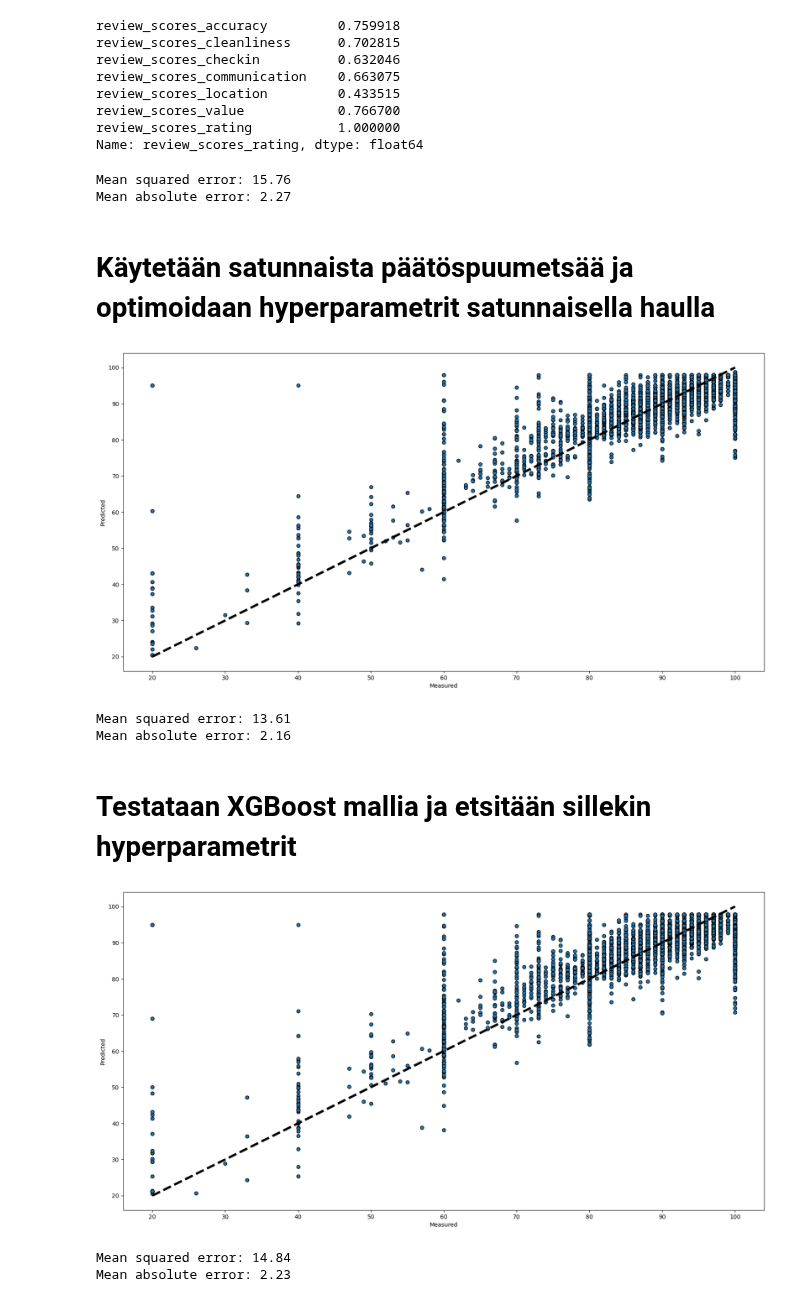
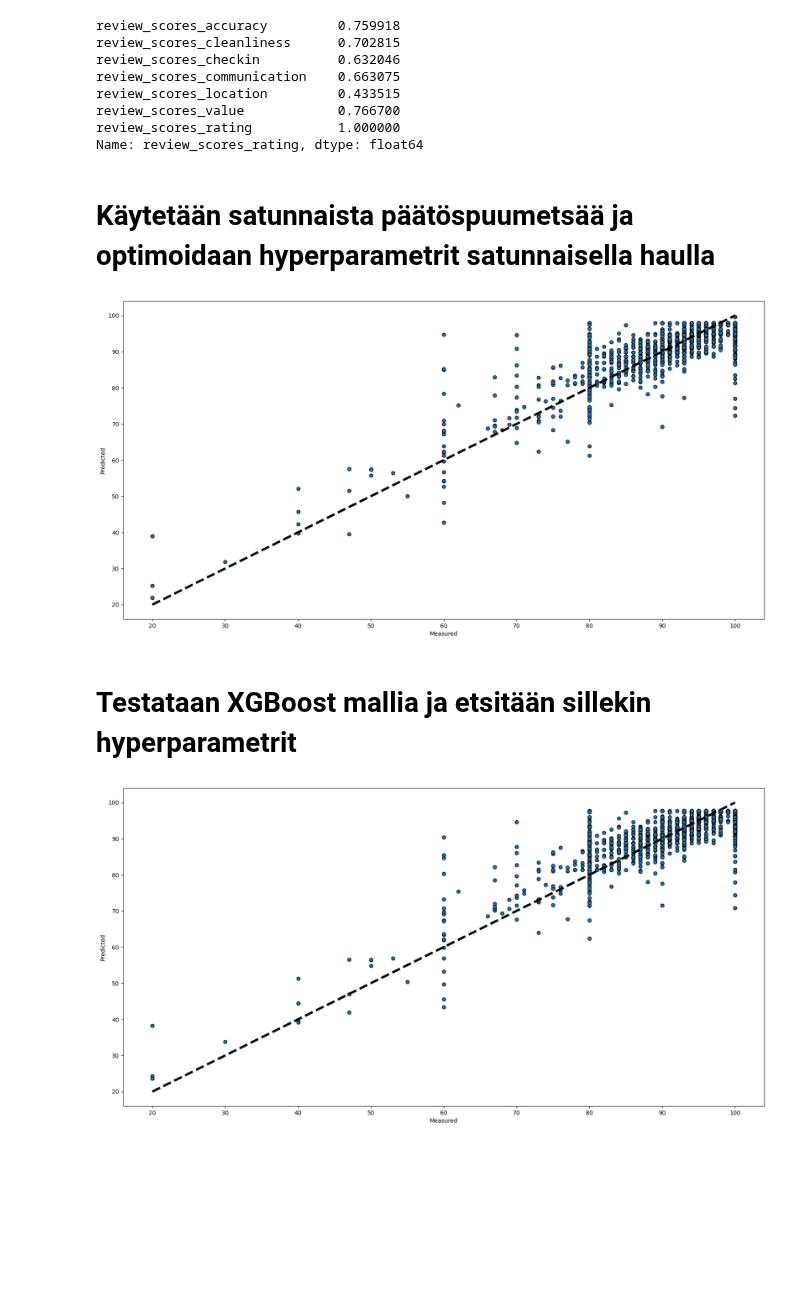
Before and after one commit to THalfar/JoDa, a Jupyter notebook: categorical_and_missing_data.ipynb, the cells around one changed output. Saved outputs shown, nothing was run; the diff lists cells and outputs as text; code cells hidden in the pictures; blank space fills up the shorter version.

```diff
--- a/categorical_and_missing_data.ipynb
+++ b/categorical_and_missing_data.ipynb
@@ -225,12 +229,11 @@ Name: review_scores_rating, dtype: float64
 # %%
 # Tarkastellaan lineaarisen mallin virheitä
 
-mse = mean_squared_error(predictions, y)
-mae = mean_absolute_error(predictions, y)
-print(f"Mean squared error: {mse:.2f}\nMean absolute error: {mae:.2f}")
+mse = mean_squared_error(predictions, y_test)
+mae = mean_absolute_error(predictions, y_test)
+
+# Pidetään tällä yllä eri mallien suorituskykyä
+models_performance = pd.DataFrame({'Model Name': ['Linear Regression'], 'MSE': [mse], 'MAE': [mae]})
-# %% [output]
-Mean squared error: 15.76
-Mean absolute error: 2.27
 # %% [markdown]
 # Käytetään satunnaista päätöspuumetsää ja optimoidaan hyperparametrit satunnaisella haulla
 # %%
@@ -259,27 +262,27 @@ n_iter = 1000,
 verbose = 0
 )
 
-random_search.fit(X, y)
+random_search.fit(X_train, y_train)
 best_model = random_search.best_estimator_
 
 # Käytetään parhaita hyperparametrejä
-predictions = best_model.predict(X)
+predictions = best_model.predict(X_test)
 
 # Tarkastellaan mallin toimivuutta
 fig, ax = plt.subplots(figsize = (20,10))
-ax.scatter(y, predictions, edgecolors=(0, 0, 0))
-ax.plot([y.min(), y.max()], [y.min(), y.max()], 'k--', lw=4)
+ax.scatter(y_test, predictions, edgecolors=(0, 0, 0))
+ax.plot([y_test.min(), y_test.max()], [y_test.min(), y_test.max()], 'k--', lw=4)
 ax.set_xlabel('Measured')
 ax.set_ylabel('Predicted')
 plt.show()
 
-mse = mean_squared_error(predictions, y)
-mae = mean_absolute_error(predictions, y)
-print(f"Mean squared error: {mse:.2f}\nMean absolute error: {mae:.2f}")
+mse = mean_squared_error(predictions, y_test)
+mae = mean_absolute_error(predictions, y_test)
+
+# Tallennetaan mallin suorituskyky
+models_performance = pd.concat([models_performance, pd.DataFrame({'Model Name': ['RandomForestRegressor'], 'MSE': [mse], 'MAE': [mae]})], ignore_index=True)
 # %% [output]
-[figure, old version]
+[figure, new version]
-Mean squared error: 13.61
-Mean absolute error: 2.16
 # %% [markdown]
 # Testataan XGBoost mallia ja etsitään sillekin hyperparametrit
 # %%
@@ -292,41 +295,41 @@ param_space = {
     'n_estimators': np.arange(1, 500, 10),
     'max_depth': np.arange(3, 11),
     'learning_rate': [0.1, 0.01, 0.001],
     'subsample': [0.8, 0.9, 1.0],
     'colsample_bytree': [0.8, 0.9, 1.0],
     'gamma': [0, 1, 5],
     'reg_alpha': [0, 0.1, 0.5],
     'reg_lambda': [1, 1.5, 2]
 }
 
 random_search = RandomizedSearchCV(
 estimator = xgb,
 param_distributions = param_space,
 cv = 5,
 n_jobs= -2,
-n_iter = 10000,
+n_iter = 1000,
 verbose = 0
 )
 
 
-random_search.fit(X, y)
+random_search.fit(X_train, y_train)
 best_model = random_search.best_estimator_
 
 # Käytetään parhaita hyperparametrejä
-predictions = best_model.predict(X)
+predictions = best_model.predict(X_test)
 
 # Tarkastellaan mallin toimivuutta
 fig, ax = plt.subplots(figsize = (20,10))
-ax.scatter(y, predictions, edgecolors=(0, 0, 0))
-ax.plot([y.min(), y.max()], [y.min(), y.max()], 'k--', lw=4)
+ax.scatter(y_test, predictions, edgecolors=(0, 0, 0))
+ax.plot([y_test.min(), y_test.max()], [y_test.min(), y_test.max()], 'k--', lw=4)
 ax.set_xlabel('Measured')
 ax.set_ylabel('Predicted')
 plt.show()
 
-mse = mean_squared_error(predictions, y)
-mae = mean_absolute_error(predictions, y)
-print(f"Mean squared error: {mse:.2f}\nMean absolute error: {mae:.2f}")
+mse = mean_squared_error(predictions, y_test)
+mae = mean_absolute_error(predictions, y_test)
+
+# Tallennetaan saadut arvot
+models_performance = pd.concat([models_performance, pd.DataFrame({'Model Name': ['XGBoost'], 'MSE': [mse], 'MAE': [mae]})], ignore_index=True)
 # %% [output]
-[figure, old version]
+[figure, new version]
-Mean squared error: 14.84
-Mean absolute error: 2.23
```
Also changed, not shown: parts of 6 cells of this notebook.
